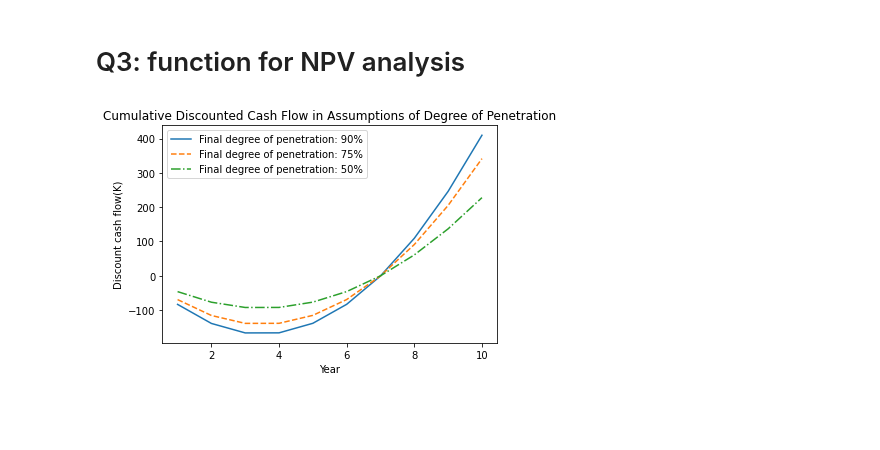
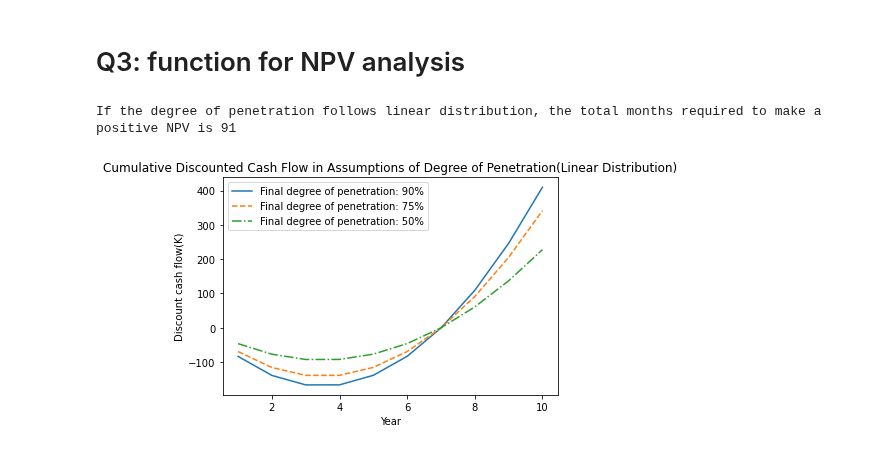
Before and after one commit to Lanottez/IC_BA_2020_BIA_A3, a Jupyter notebook: Project 2/Appendix_final.ipynb, the cells around one changed output. Drawn from its saved outputs; the diff is of its cells as text; code cells hidden in the pictures; blank space fills up the shorter version.

```diff
--- a/Project 2/Appendix_final.ipynb
+++ b/Project 2/Appendix_final.ipynb
@@ -829,16 +829,21 @@ def return_Revenue_for_generator(n,p_energy,P1):
 def return_Loss_for_all_household(p_energy,P3,P2):
     return p_energy*(P2-P3)
 
-def return_degree_of_penetration(year_index,total_number_household,ideal_penetration):
-    x_list = np.arange(0.1, 1.1, 0.1).tolist()
+def return_degree_of_penetration(year_index,total_number_household,ideal_penetration,type_of_growth):
+
+    if type_of_growth == 'L':
+        x_list = np.arange(0.1, 1.1, 0.1).tolist()
+    elif type_of_growth == 'E':
+        x_list = [1-np.exp(-x)for x in np.arange(0.1, 3.1, 0.3).tolist()]
+
     y_list = [x*total_number_household*ideal_penetration for x in x_list]
     percentage_degree = x_list[year_index]
     cumulative_number_of_household = y_list[year_index]
     return percentage_degree,cumulative_number_of_household
 # %%
-def return_Net_Cash_flow_Kaluza(year_index,ideal_penetration,total_number_household):
+def return_Net_Cash_flow_Kaluza(year_index,ideal_penetration,total_number_household,type_of_growth):
 
-    percentage_degree,cumulative_number_of_household = return_degree_of_penetration(year_index,total_number_household,ideal_penetration)
+    percentage_degree,cumulative_number_of_household = return_degree_of_penetration(year_index,total_number_household,ideal_penetration,type_of_growth)
 
     monthly_saved_energy = saved_curtailmend_power_AF_monthly_Qian(percentage_degree,total_number_household).reset_index()
     p_energy = monthly_saved_energy.saved_curtailment_kwh * ideal_penetration
@@ -875,9 +880,9 @@ def add_NPV(table):
     table['NPV'] = table['Discounted_cash_flow'].cumsum()
     return table
 # %%
-def return_yearly_revenue_based_on_ideal_pentration(ideal_penetration,total_number_household):
+def return_yearly_revenue_based_on_ideal_pentration(ideal_penetration,total_number_household,type_of_growth):
     years_list = list(range(0,10))
-    total_cash_flow_list = [return_Net_Cash_flow_Kaluza(year_index,ideal_penetration,total_number_household) for year_index in years_list]
+    total_cash_flow_list = [return_Net_Cash_flow_Kaluza(year_index,ideal_penetration,total_number_household,type_of_growth) for year_index in years_list]
     total_cash_flow_model = pd.concat(total_cash_flow_list).reset_index().drop(columns=['index','P1(￡/KWh)','P2(￡/KWh)','P3(￡/KWh)','FC(￡)','VC(￡)'])
     NPV_model = add_NPV(total_cash_flow_model)
     yearly_revenue = NPV_model.groupby(['year_index'])['Discounted_cash_flow'].sum()
@@ -919,8 +896,16 @@ def return_required_month_for_positive_NPV():
 # %%
-def plot_Discounted_Cash_Flow_in_3_degree_Assumptions():
-    total_cash_flow_model_90,cumulative_cash_flow_list_90,years_list = return_yearly_revenue_based_on_ideal_pentration(0.9,total_number_household)
-    total_cash_flow_model_75,cumulative_cash_flow_list_75,years_list = return_yearly_revenue_based_on_ideal_pentration(0.75,total_number_household)
-    total_cash_flow_model_50,cumulative_cash_flow_list_50,years_list = return_yearly_revenue_based_on_ideal_pentration(0.5,total_number_household)
+def plot_Discounted_Cash_Flow_in_3_degree_Assumptions(type_of_growth):
+    total_cash_flow_model_90,cumulative_cash_flow_list_90,years_list = return_yearly_revenue_based_on_ideal_pentration(0.9,total_number_household,type_of_growth)
+    total_cash_flow_model_75,cumulative_cash_flow_list_75,years_list = return_yearly_revenue_based_on_ideal_pentration(0.75,total_number_household,type_of_growth)
+    total_cash_flow_model_50,cumulative_cash_flow_list_50,years_list = return_yearly_revenue_based_on_ideal_pentration(0.5,total_number_household,type_of_growth)
+    Month_1,Year_1 = datetime_positive_NPV(total_cash_flow_model_90)
+    Month_2,Year_2 = datetime_positive_NPV(total_cash_flow_model_75)
+    Month_3,Year_3 = datetime_positive_NPV(total_cash_flow_model_50)
+    Average_Month = (Month_1+Month_2+Month_3)/3
+    Average_Year = (Year_1+Year_2+Year_3)/3
+    total_Month = Average_Year*12 + Average_Month
+
+
     years_list_updated = [years + 1 for years in years_list]
     plt.plot(years_list_updated,cumulative_cash_flow_list_90,'-',label='Final degree of penetration: 90%')
     plt.plot(years_list_updated,cumulative_cash_flow_list_75,'--',label='Final degree of penetration: 75%')
@@ -928,8 +913,14 @@ def plot_Discounted_Cash_Flow_in_3_degree_Assumptions():
     plt.xlabel('Year')
     plt.ylabel('Discount cash flow(K)')
     plt.legend()
-    plt.title("Cumulative Discounted Cash Flow in Assumptions of Degree of Penetration")
+    if type_of_growth == 'L':
+        plt.title("Cumulative Discounted Cash Flow in Assumptions of Degree of Penetration(Linear Distribution)")
+        print('If the degree of penetration follows linear distribution, the total months required to make a positive NPV is',int(total_Month))
+    elif type_of_growth == 'E':
+        plt.title("Cumulative Discounted Cash Flow in Assumptions of Degree of Penetration(Exponential Distribution)")
+        print('If the degree of penetration follows exponential distribution, the total months required to make a positive NPV is',int(total_Month))
 # %%
-plot_Discounted_Cash_Flow_in_3_degree_Assumptions()
+plot_Discounted_Cash_Flow_in_3_degree_Assumptions('L')
 # %% [output]
+If the degree of penetration follows linear distribution, the total months required to make a positive NPV is 91
-[figure, old version]
+[figure, new version]
```
Also changed, not shown: parts of 5 cells of this notebook, 1 other file.
